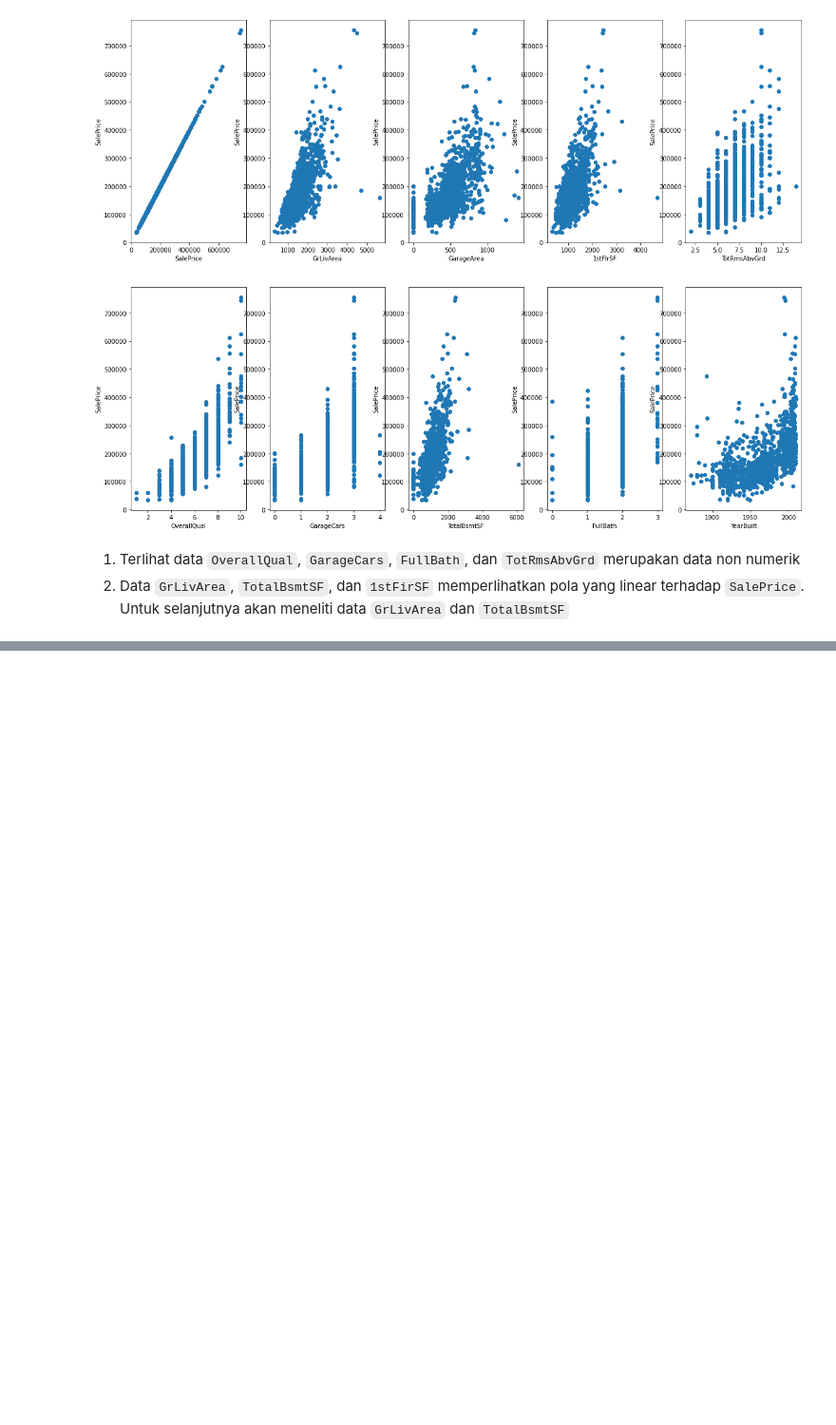
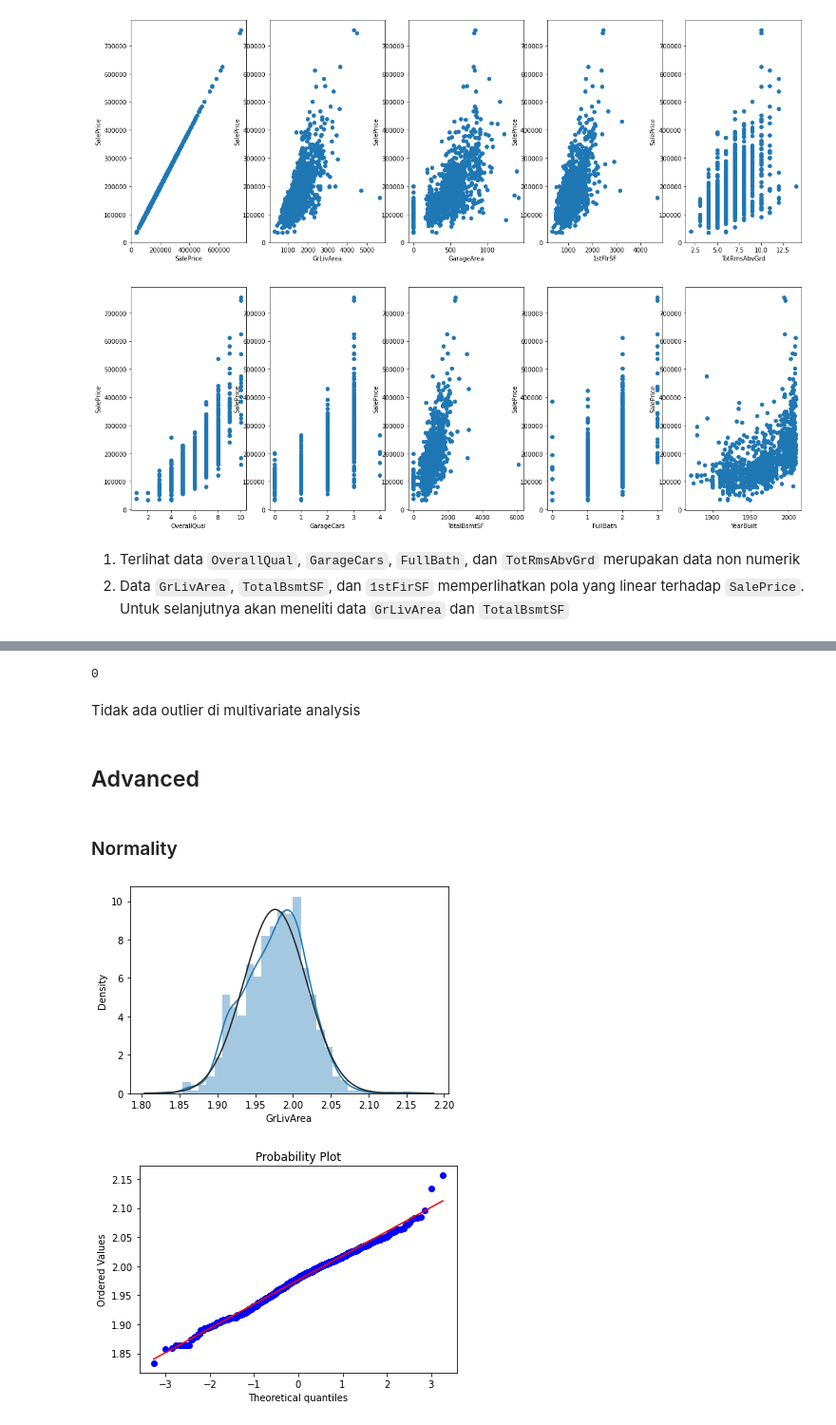
Before and after one commit to sultanardia/House-Prices, a Jupyter notebook: House_Prices_Advanced_Regression_Techniques.ipynb, the cells around one changed output, grey strips where cells are left out. Shown at 95% size. Saved outputs shown, nothing was run; the diff lists cells and outputs as text; code cells hidden in the pictures; blank space fills up the shorter version.

```diff
--- a/House_Prices_Advanced_Regression_Techniques.ipynb
+++ b/House_Prices_Advanced_Regression_Techniques.ipynb
@@ -142,0 +126,6 @@ df.head()
+# %%
+drop_col = miss_val[miss_val['Total'] > 1].index
+df.drop(drop_col, axis = 1, inplace = True)
+df.dropna(subset = ['Electrical'], how = 'any', axis = 0, inplace = True)
+
+sum(df.isnull().sum())
@@ -142,0 +138,6 @@ df.head()
+# %%
+(Q1, Q3) = np.log(df['SalePrice']).quantile([.25, .75])
+IQR = Q3 - Q1
+
+outlier = df[(np.log(df['SalePrice']) < Q1 - (1.5 * IQR)) | (np.log(df['SalePrice']) > Q1 + (1.5 * IQR))]
+df = df.drop(outlier.index).reset_index(drop = True)
@@ -142,0 +148,11 @@ df.head()
+# %%
+def mahalanobis(data):
+    x_mu = data - np.mean(data)
+    inv_cov = np.linalg.inv(np.cov(data.values.T))
+    mah = np.dot(np.dot(x_mu, inv_cov), x_mu.T)
+
+    return mah.diagonal()
+# %%
+df['mahalanobis'] = mahalanobis(df[['OverallQual', 'GarageCars', 'FullBath', 'TotRmsAbvGrd', 'GrLivArea', 'TotalBsmtSF']])
+df['chi-square'] = chi2.rvs(df['mahalanobis'])
+df.head()
@@ -142,0 +166,10 @@ df.head()
+# %%
+sum(df[df['chi-square'] < .001].count())
+# %% [output]
+0
+# %% [markdown]
+Tidak ada outlier di multivariate analysis
+# %% [markdown]
+## Advanced
+# %% [markdown]
+### Normality
@@ -142,0 +179,7 @@ df.head()
+# %%
+sns.distplot(df['GrLivArea'], fit = norm)
+fig = plt.figure()
+res = stats.probplot(df['GrLivArea'], plot = plt)
+# %% [output]
+[figure, added]
+[figure, added]
```
Also changed, not shown: parts of 25 cells of this notebook.
